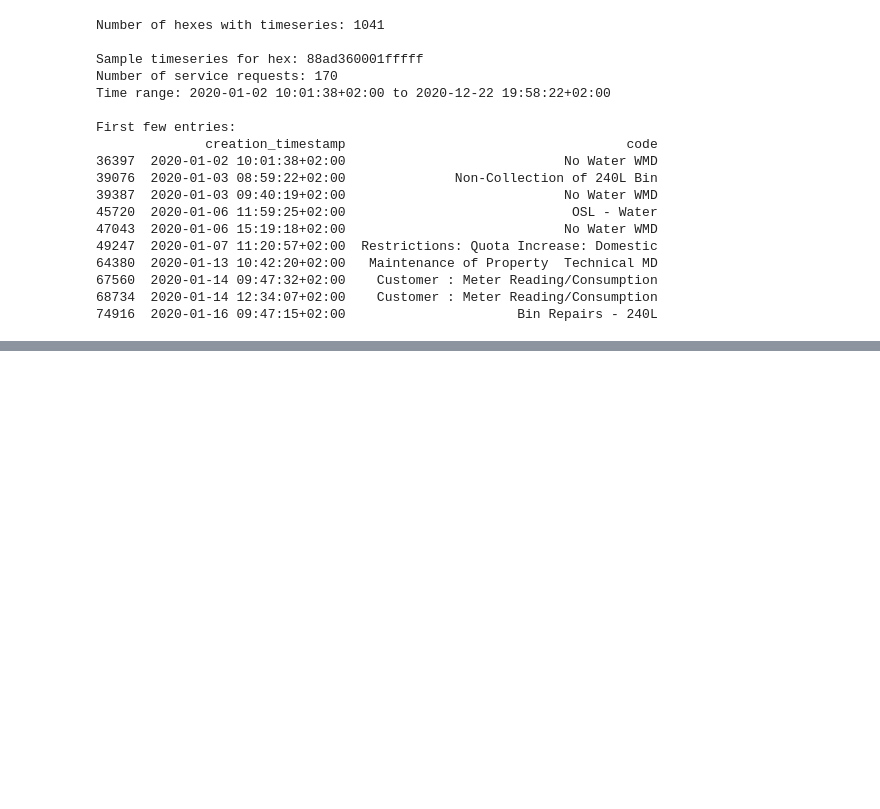
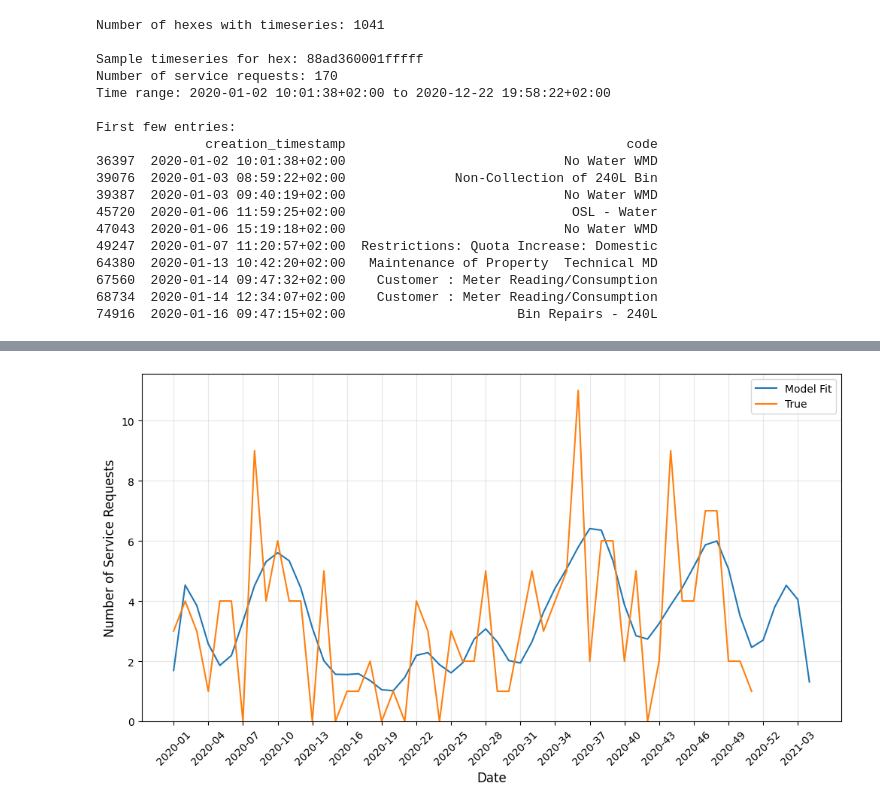
Before and after one commit to jcformanek/coct_code_challenge, a Jupyter notebook: main.ipynb, the cells around one changed output, grey strips where cells are left out. Drawn from its saved outputs; the diff is of its cells as text; code cells hidden in the pictures; blank space fills up the shorter version.

```diff
--- a/main.ipynb
+++ b/main.ipynb
@@ -317,0 +513,60 @@ Min: 0
+# %%
+# Aggregate daily forecasts by week
+
+# drop all the values except the ds and yhat columns - use .copy() to avoid SettingWithCopyWarning
+weekly_forecast = forecast[['ds', 'yhat', 'yhat_lower', 'yhat_upper']].copy()
+
+# Clip yhats to be greater than 0 - use .loc[] for proper assignment
+weekly_forecast.loc[:, 'yhat'] = weekly_forecast['yhat'].clip(lower=0)
+weekly_forecast.loc[:, 'yhat_lower'] = weekly_forecast['yhat_lower'].clip(lower=0)
+weekly_forecast.loc[:, 'yhat_upper'] = weekly_forecast['yhat_upper'].clip(lower=0)
+
+# ensure 'ds' is datetime
+weekly_forecast.loc[:, 'ds'] = pd.to_datetime(weekly_forecast['ds'])
+
+# set the date as index
+wf = weekly_forecast.set_index('ds')
+
+# resample into calendar weeks (ending on Sundays by default) and sum
+weekly = (
+    wf[['yhat', 'yhat_lower', 'yhat_upper']]
+    .resample('W')               # 'W' = weekly frequency, default label on Sunday
+    .sum()
+    .reset_index()
+    .rename(columns={'yhat': 'weekly_yhat_sum', 'yhat_lower': 'weekly_yhat_lower', 'yhat_upper': 'weekly_yhat_upper'})
+)
+
+# convert weekly ds to year-week format
+weekly['ds'] = weekly['ds'].dt.strftime('%Y-%U')
+
+# True values
+true_weekly = hex_weekly_aggregated[sample_hex]
+true_weekly = true_weekly.rename(columns={'year_week': 'ds', 'service_requests': 'y_true'})
+true_weekly = true_weekly[["ds", "y_true"]]
+
+# Add in the true values from hex_weekly_aggregated
+weekly = weekly.merge(true_weekly, on='ds', how='left')
+
+plt.figure(figsize=(12, 6))
+
+# plot the weekly forecast
+plt.plot(weekly['ds'], weekly['weekly_yhat_sum'], label='Model Fit')
+# add upper and lower bounds to the plot as a shaded area
+# plt.fill_between(weekly['ds'], weekly['weekly_yhat_lower'], weekly['weekly_yhat_upper'], color='gray', alpha=0.2)
+
+# add true values to the plot
+plt.plot(weekly['ds'], weekly['y_true'], label='True')
+
+
+plt.xlabel('Date', fontsize=12)
+plt.ylabel('Number of Service Requests', fontsize=12)
+plt.grid(True, alpha=0.3)
+plt.xticks(rotation=45)
+# Show fewer x-axis ticks by setting step size
+plt.xticks(plt.xticks()[0][::3], plt.xticks()[1][::3], rotation=45)
+plt.ylim(0)
+plt.legend()
+
+plt.show()
+# %% [output]
+[figure, added]
```
Also changed, not shown: parts of 8 cells of this notebook.
